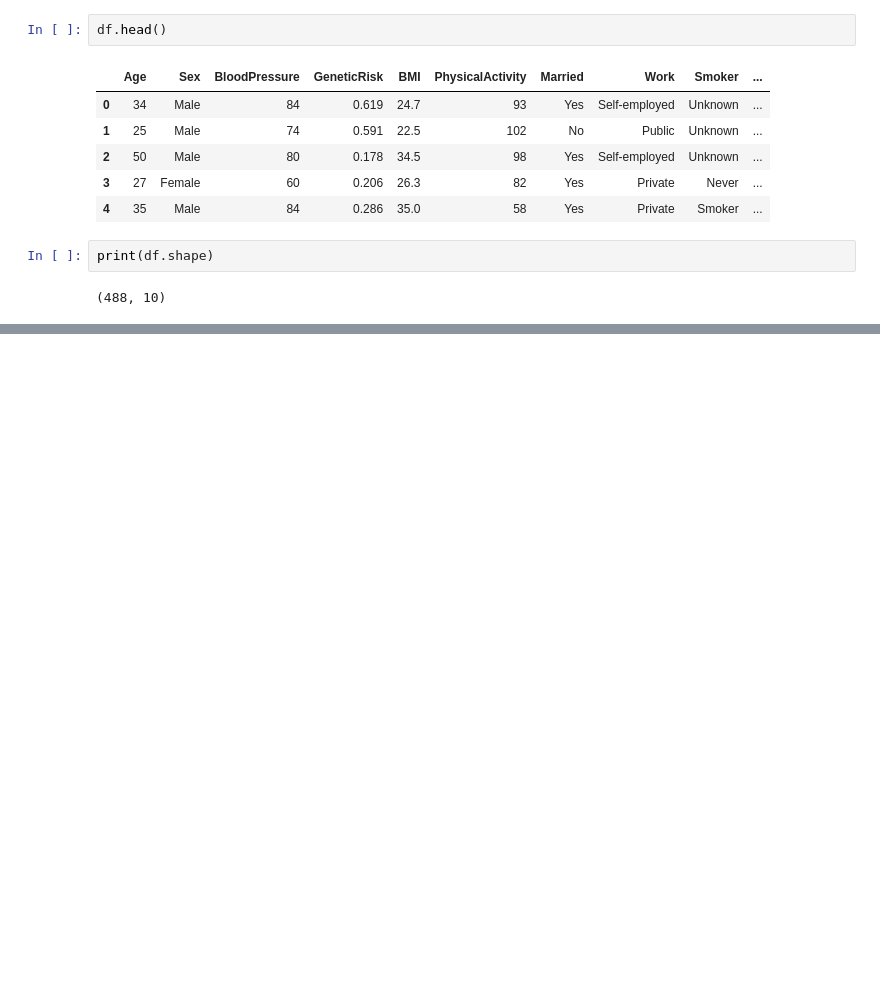
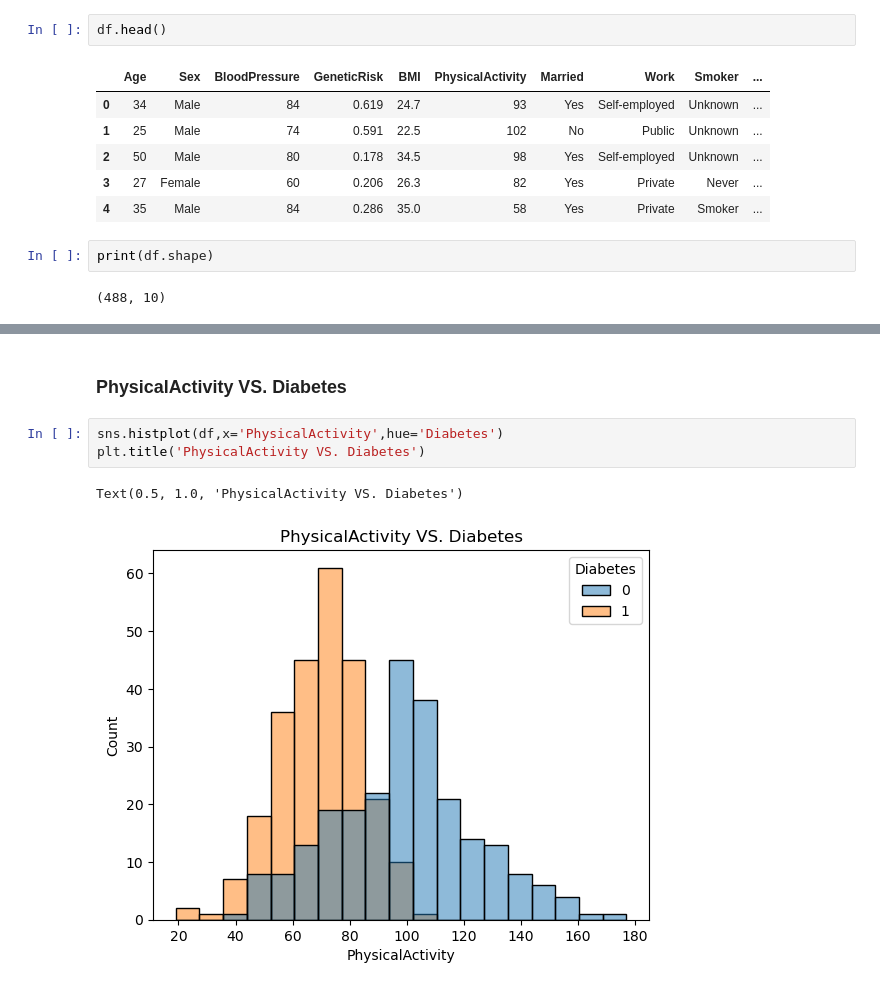
Before and after one commit to mohamd7ali/ML, a Jupyter notebook: PCA/PCA.ipynb, the cells around one changed output, grey strips where cells are left out. Saved outputs shown, nothing was run; the diff lists cells and outputs as text; blank space fills up the shorter version.

```diff
--- a/PCA/PCA.ipynb
+++ b/PCA/PCA.ipynb
@@ -35,0 +95,8 @@ print(df.shape)
+# %% [markdown]
+### PhysicalActivity VS. Diabetes
+# %%
+sns.histplot(df,x='PhysicalActivity',hue='Diabetes')
+plt.title('PhysicalActivity VS. Diabetes')
+# %% [output]
+Text(0.5, 1.0, 'PhysicalActivity VS. Diabetes')
+[figure, added]
```
Also changed, not shown: parts of 14 cells of this notebook, 1 other file.
